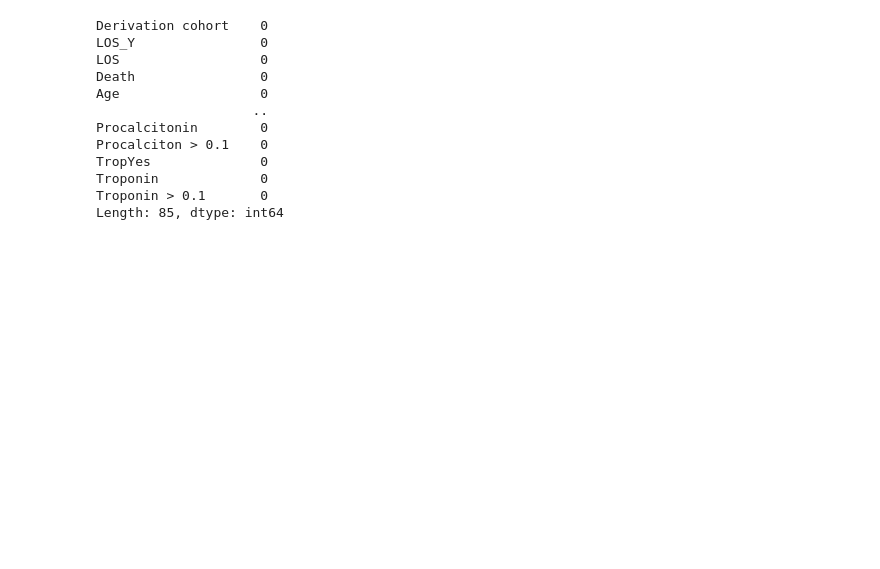
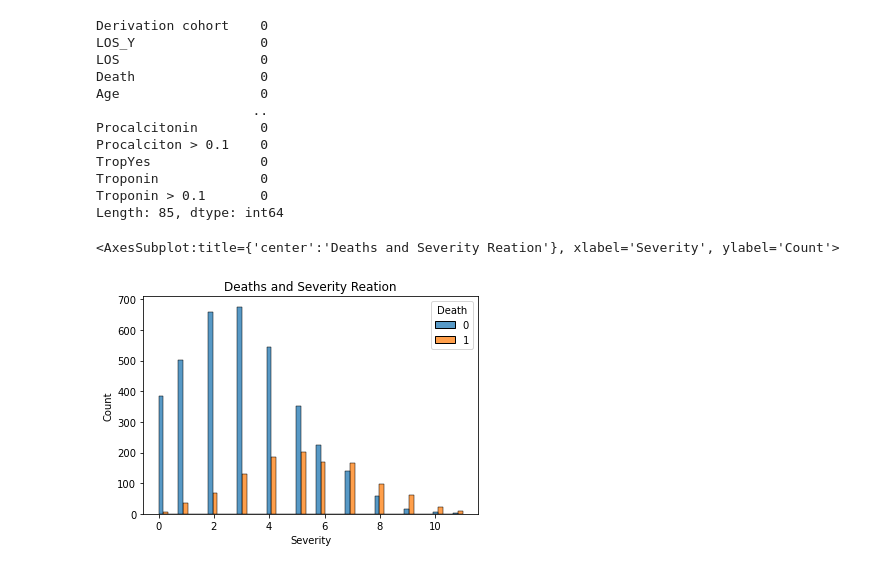
Before and after one commit to ashu741/MiniProject_5th_Sem_2015202, a Jupyter notebook: AshutoshKumarGupta_5thSem_MiniProject_Part3_2015202.ipynb, the cells around one changed output. Cells and saved outputs as stored; diff of their text form; code cells hidden in the pictures; blank space fills up the shorter version.

```diff
--- a/AshutoshKumarGupta_5thSem_MiniProject_Part3_2015202.ipynb
+++ b/AshutoshKumarGupta_5thSem_MiniProject_Part3_2015202.ipynb
@@ -52,3 +53,9 @@ TropYes              0
 Troponin             0
 Troponin > 0.1       0
 Length: 85, dtype: int64
+# %%
+plt.title('Deaths and Severity Reation')
+sns.histplot(x='Severity', hue='Death', multiple="dodge", data=dataset2)
+# %% [output]
+<AxesSubplot:title={'center':'Deaths and Severity Reation'}, xlabel='Severity', ylabel='Count'>
+[figure, added]
```
Also changed, not shown: parts of 24 cells of this notebook.
